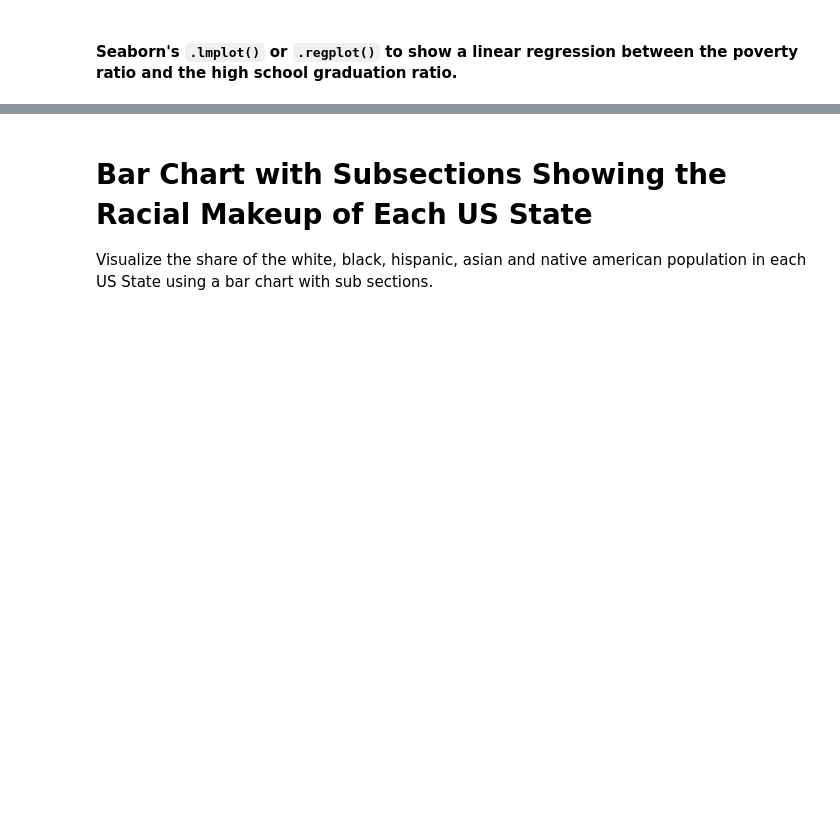
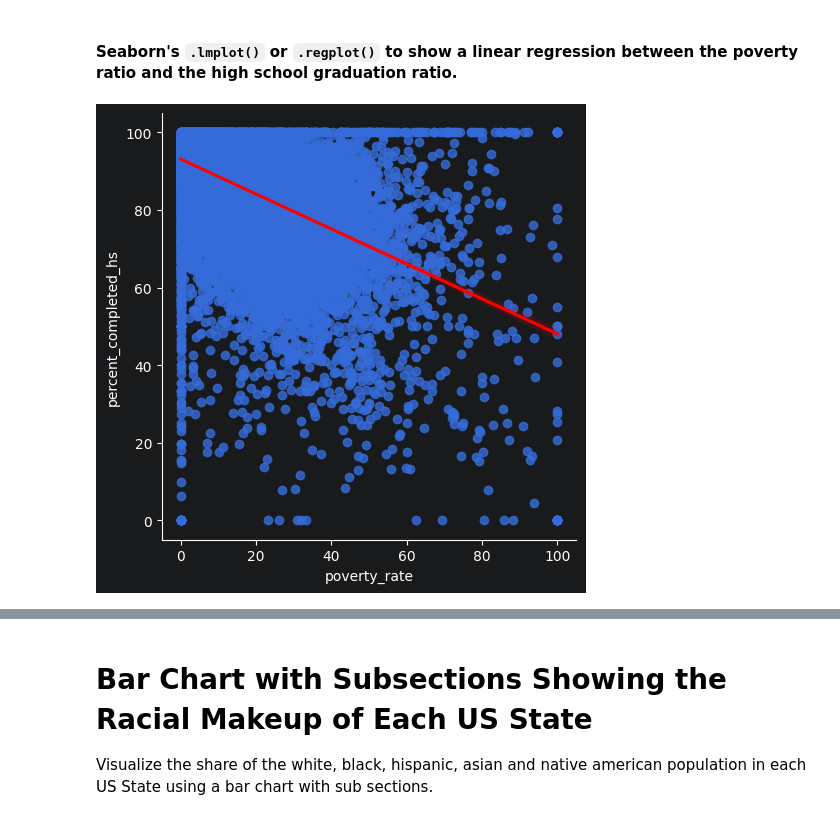
Before and after one commit to gkpyth/deaths-involving-police-in-usa-analysis, a Jupyter notebook: Fatal_Force.ipynb, the cells around one changed output, grey strips where cells are left out. Cells and saved outputs as stored; diff of their text form; code cells hidden in the pictures; blank space fills up the shorter version.

```diff
--- a/Fatal_Force.ipynb
+++ b/Fatal_Force.ipynb
@@ -219,2 +345,10 @@ High School Graduation Rate in ascending order of US States. Which state has the
 # %% [markdown]
 #### Seaborn's `.lmplot()` or `.regplot()` to show a linear regression between the poverty ratio and the high school graduation ratio.
+# %%
+sns.lmplot(x='poverty_rate',
+           y='percent_completed_hs',
+           data=merged_poverty_hs,
+           line_kws={'color': 'red'})
+plt.show()
+# %% [output]
+[figure, added]
```
Also changed, not shown: parts of 49 cells of this notebook.
